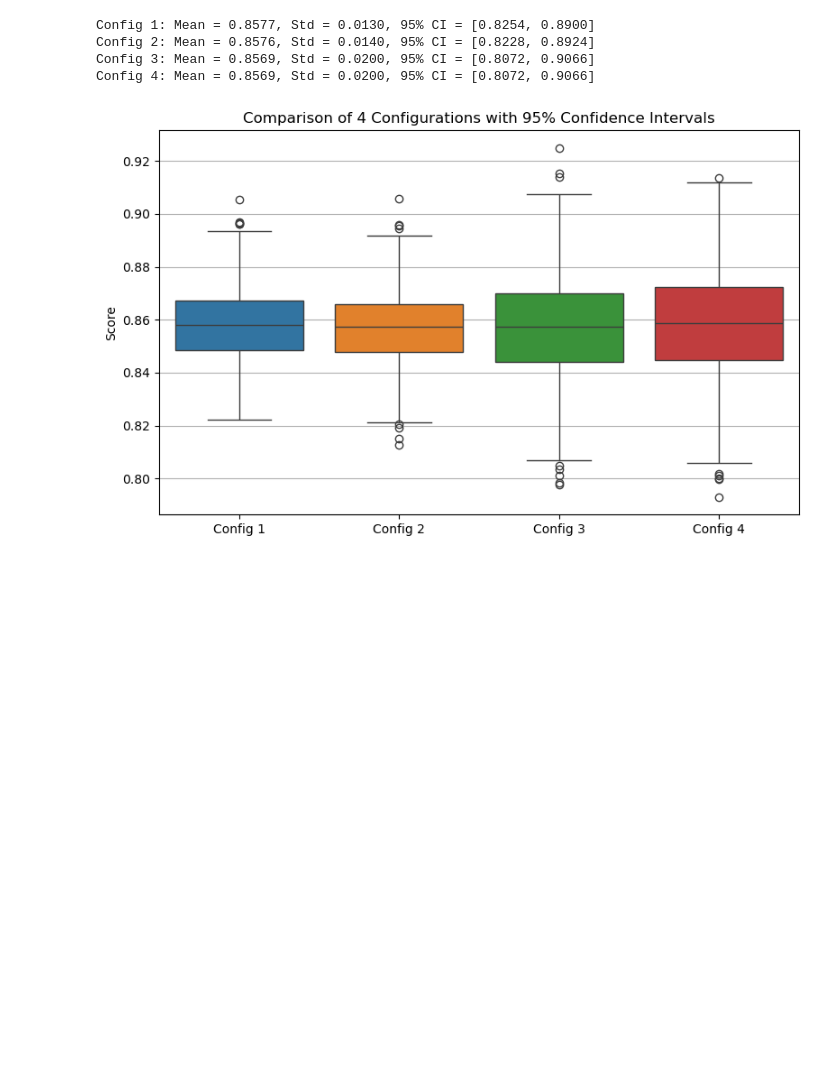
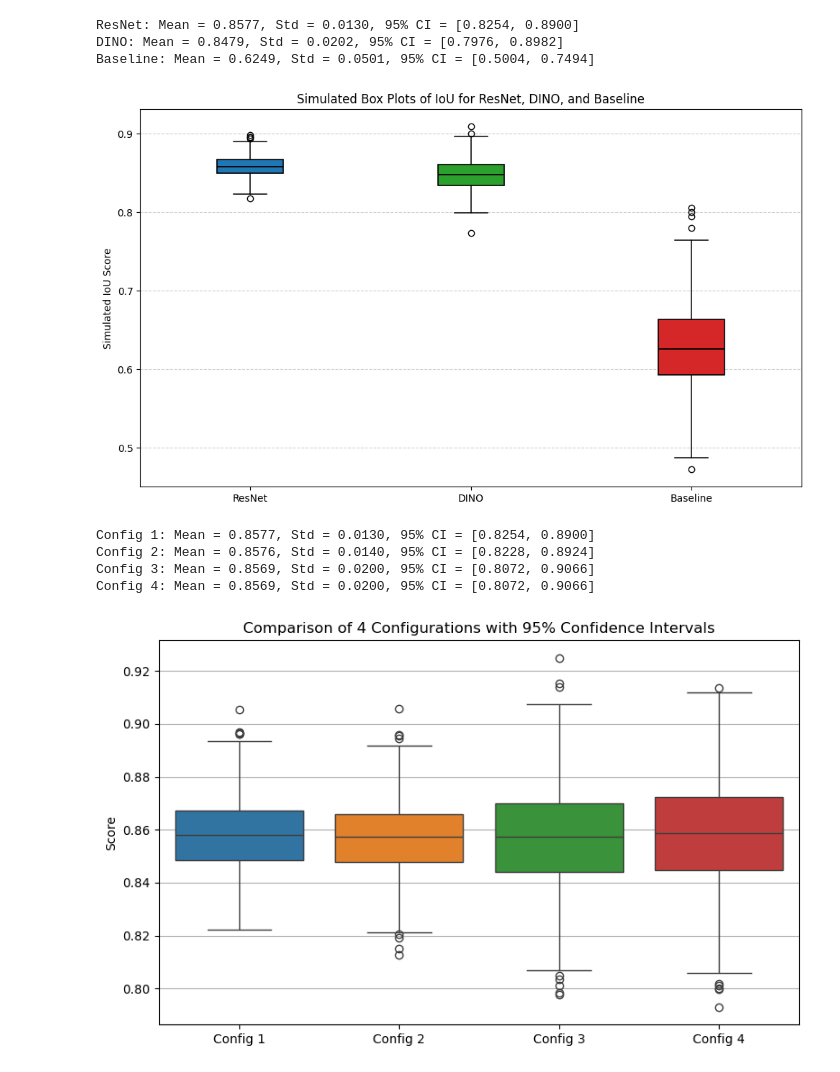
Before and after one commit to Alfred-Aqraou/nk-cell-segmentation, a Jupyter notebook: stats_test.ipynb, the cells around one changed output. Drawn from its saved outputs; the diff is of its cells as text; code cells hidden in the pictures; blank space fills up the shorter version.

```diff
--- a/stats_test.ipynb
+++ b/stats_test.ipynb
@@ -6,3 +61,67 @@ import seaborn as sns
+# %%
+import numpy as np
+import matplotlib.pyplot as plt
+from scipy import stats
+
+# === Input: mean and std for each config ===
+means = [0.8577, 0.8479, 0.6249]  # ResNet, DINO, Baseline
+stds = [0.013, 0.02024, 0.0501]
+n = 3  # folds
+
+simulated_data = []
+labels = ['ResNet', 'DINO', 'Baseline']
+ci_bounds = []
+
+# Simulate data and compute 95% confidence intervals
+for i in range(len(means)):
+    mean = means[i]
+    std = stds[i]
+
+    sem = std / np.sqrt(n)
+    t_value = stats.t.ppf(0.975, df=n-1)
+    ci_lower = mean - t_value * sem
+    ci_upper = mean + t_value * sem
+    ci_bounds.append((ci_lower, ci_upper))
+
+    # Simulate points for visual boxplot
+    simulated_points = np.random.normal(loc=mean, scale=std, size=500)
+    simulated_data.append(simulated_points)
+
+# Set consistent style
+colors = ['#1f77b4', '#2ca02c', '#d62728']  # ResNet, DINO, Baseline
+
+plt.figure(figsize=(10, 6))
+box = plt.boxplot(simulated_data, patch_artist=True, labels=labels)
+
+for patch, color in zip(box['boxes'], colors):
+    patch.set_facecolor(color)
+    patch.set_edgecolor('black')
+    patch.set_linewidth(1.2)
+
+for whisker in box['whiskers']:
+    whisker.set(color='black', linewidth=1.1)
+
+for cap in box['caps']:
+    cap.set(color='black', linewidth=1.1)
+
+for median in box['medians']:
+    median.set(color='black', linewidth=1.3)
+
+plt.ylabel('Simulated IoU Score')
+plt.title('Simulated Box Plots of IoU for ResNet, DINO, and Baseline')
+plt.grid(axis='y', linestyle='--', alpha=0.6)
+plt.tight_layout()
+
+# Print confidence intervals
+for label, mean, std, (ci_lower, ci_upper) in zip(labels, means, stds, ci_bounds):
+    print(f"{label}: Mean = {mean:.4f}, Std = {std:.4f}, 95% CI = [{ci_lower:.4f}, {ci_upper:.4f}]")
+
+plt.show()
+# %% [output]
+ResNet: Mean = 0.8577, Std = 0.0130, 95% CI = [0.8254, 0.8900]
+DINO: Mean = 0.8479, Std = 0.0202, 95% CI = [0.7976, 0.8982]
+Baseline: Mean = 0.6249, Std = 0.0501, 95% CI = [0.5004, 0.7494]
+[figure, added]
 # %%
 # === Input: mean and std for each config ===
 means = [0.8577,0.8576,0.8569,0.8569]
```
Also changed, not shown: parts of 4 cells of this notebook, 7 other files.
